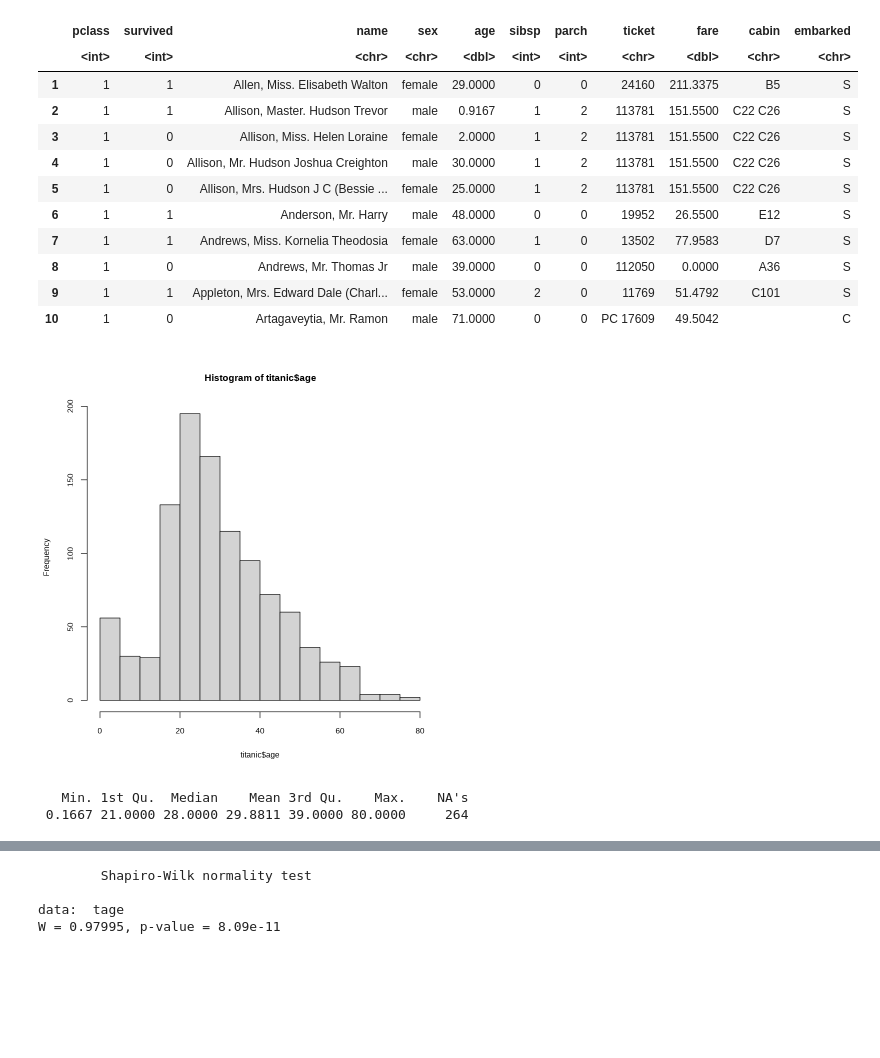
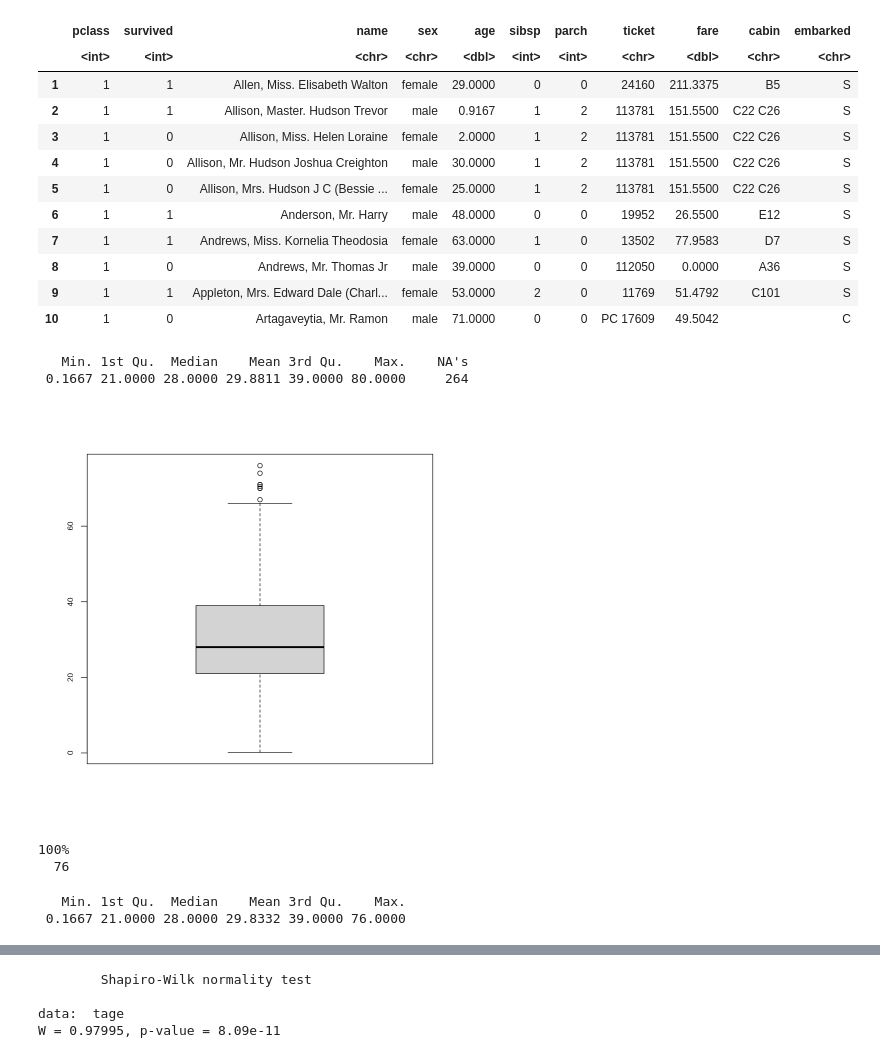
Before and after one commit to gyujin0450/Rstudy, a Jupyter notebook: 401_연속형데이터시각화.ipynb, the cells around one changed output, grey strips where cells are left out. Cells and saved outputs as stored; diff of their text form; code cells hidden in the pictures; blank space fills up the shorter version.

```diff
--- a/401_연속형데이터시각화.ipynb
+++ b/401_연속형데이터시각화.ipynb
@@ -409,12 +409,17 @@ A data.frame: 10 × 11
 | 8 | 1 | 0 | Andrews, Mr. Thomas Jr | male | 39.0000 | 0 | 0 | 112050 | 0.0000 | A36 | S |
 | 9 | 1 | 1 | Appleton, Mrs. Edward Dale (Charl... | female | 53.0000 | 2 | 0 | 11769 | 51.4792 | C101 | S |
 | 10 | 1 | 0 | Artagaveytia, Mr. Ramon | male | 71.0000 | 0 | 0 | PC 17609 | 49.5042 |  | C |
-# %%
-hist(titanic$age)
-# %% [output]
-[figure, removed]
 # %%
 summary(titanic$age)
 # %% [output]
    Min. 1st Qu.  Median    Mean 3rd Qu.    Max.    NA's
  0.1667 21.0000 28.0000 29.8811 39.0000 80.0000     264
+# %%
+boxplot(tage)
+# %% [output]
+[figure, added]
+# %%
+quantile(tage,4/4)
+# %% [output]
+100%
+  76
@@ -422,0 +435,5 @@ tage <- subset(titanic$age, titanic$age > 0 & titanic$age < 80)
+# %%
+summary(tage)
+# %% [output]
+   Min. 1st Qu.  Median    Mean 3rd Qu.    Max.
+ 0.1667 21.0000 28.0000 29.8332 39.0000 76.0000
```
Also changed, not shown: parts of 5 cells of this notebook.
